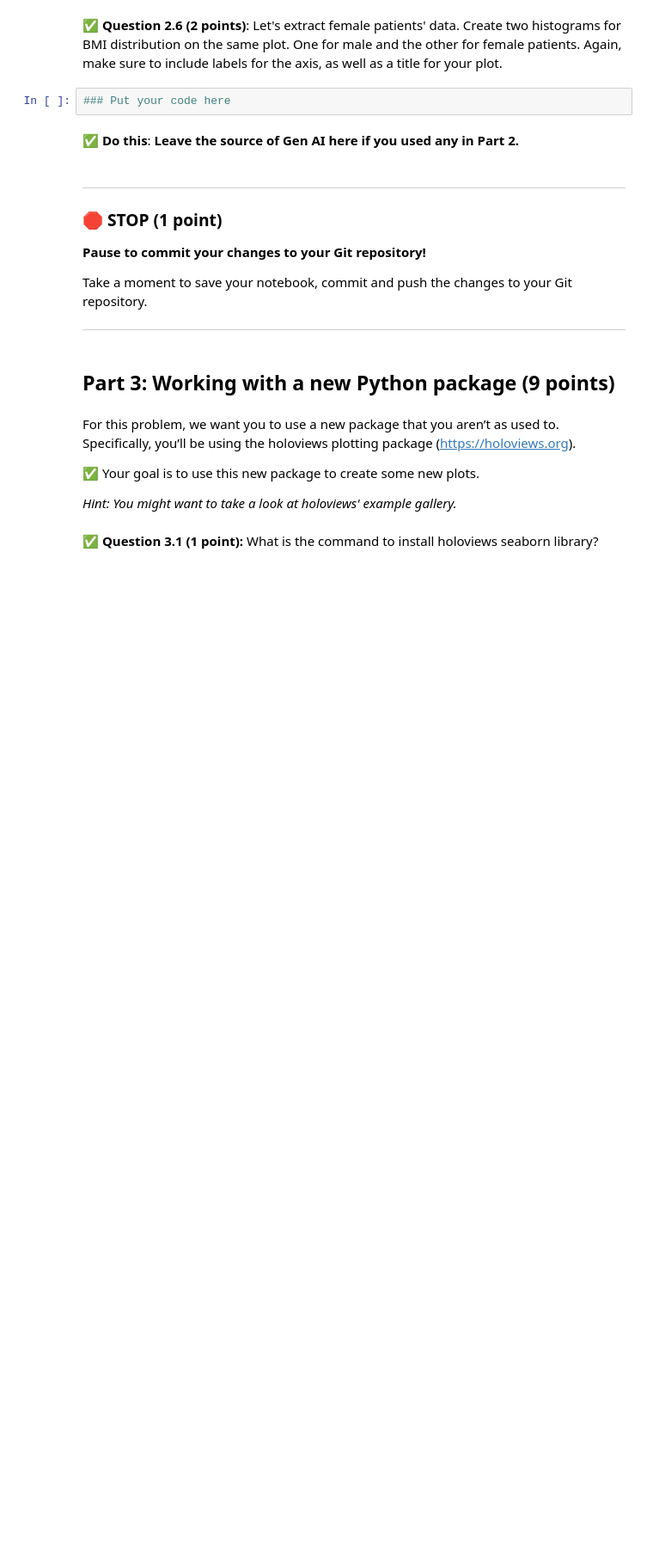
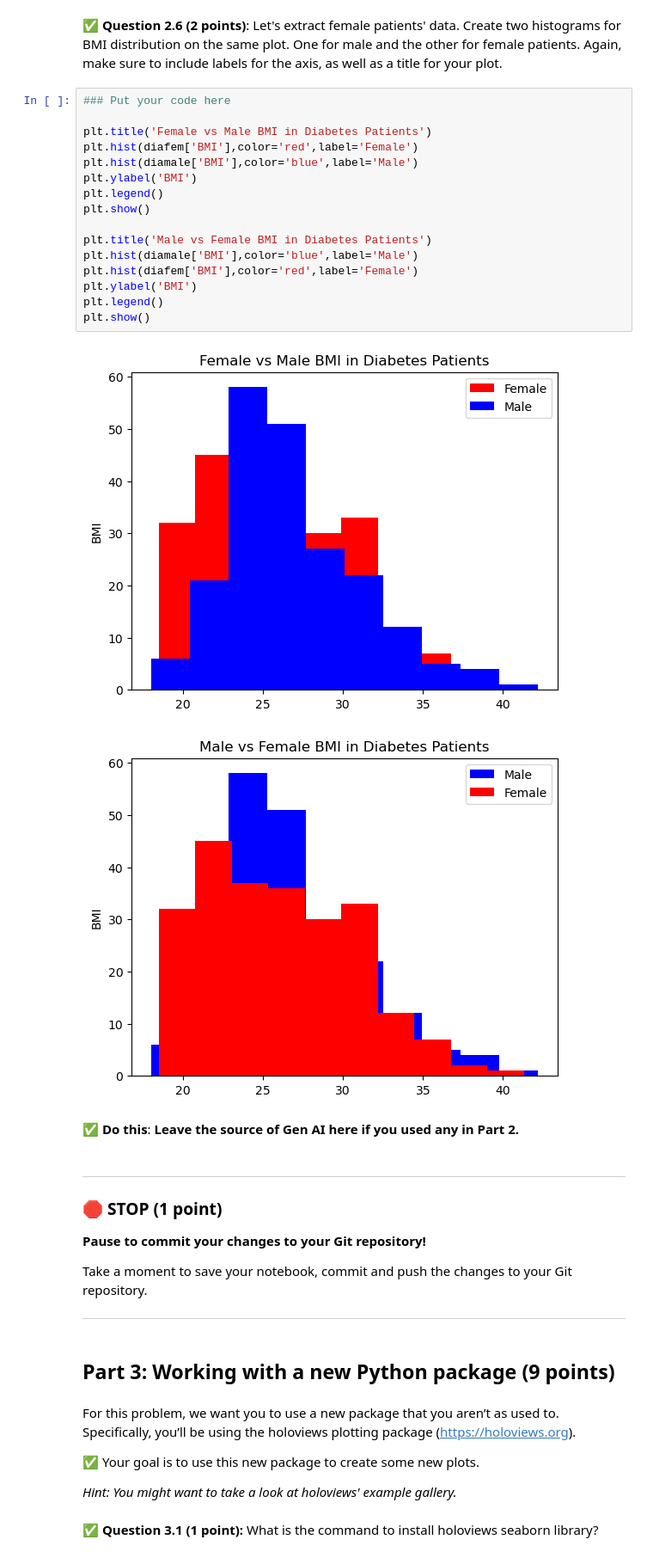
Before and after one commit to guptaja3/CMSE202-f25-turnin, a Jupyter notebook: midterm/CMSE202-Midterm-Section003-JAICH.ipynb, the cells around one changed output. Shown at 86% size. Saved outputs shown, nothing was run; the diff lists cells and outputs as text; blank space fills up the shorter version.

```diff
--- a/midterm/CMSE202-Midterm-Section003-JAICH.ipynb
+++ b/midterm/CMSE202-Midterm-Section003-JAICH.ipynb
@@ -91,6 +165,23 @@ Download the files using `curl` and the links (`https://raw.githubusercontent.co
 Create two histograms for BMI distribution on the same plot. One for male and the other for female patients. Again, make sure to include labels for the axis, as well as a title for your plot.
 # %%
 ### Put your code here
+
+plt.title('Female vs Male BMI in Diabetes Patients')
+plt.hist(diafem['BMI'],color='red',label='Female')
+plt.hist(diamale['BMI'],color='blue',label='Male')
+plt.ylabel('BMI')
+plt.legend()
+plt.show()
+
+plt.title('Male vs Female BMI in Diabetes Patients')
+plt.hist(diamale['BMI'],color='blue',label='Male')
+plt.hist(diafem['BMI'],color='red',label='Female')
+plt.ylabel('BMI')
+plt.legend()
+plt.show()
+# %% [output]
+[figure, added]
+[figure, added]
 # %% [markdown]
 &#9989; **Do this**: **Leave the source of Gen AI here if you used any in Part 2.**
 # %% [markdown]
```
Also changed, not shown: parts of 6 cells of this notebook.
